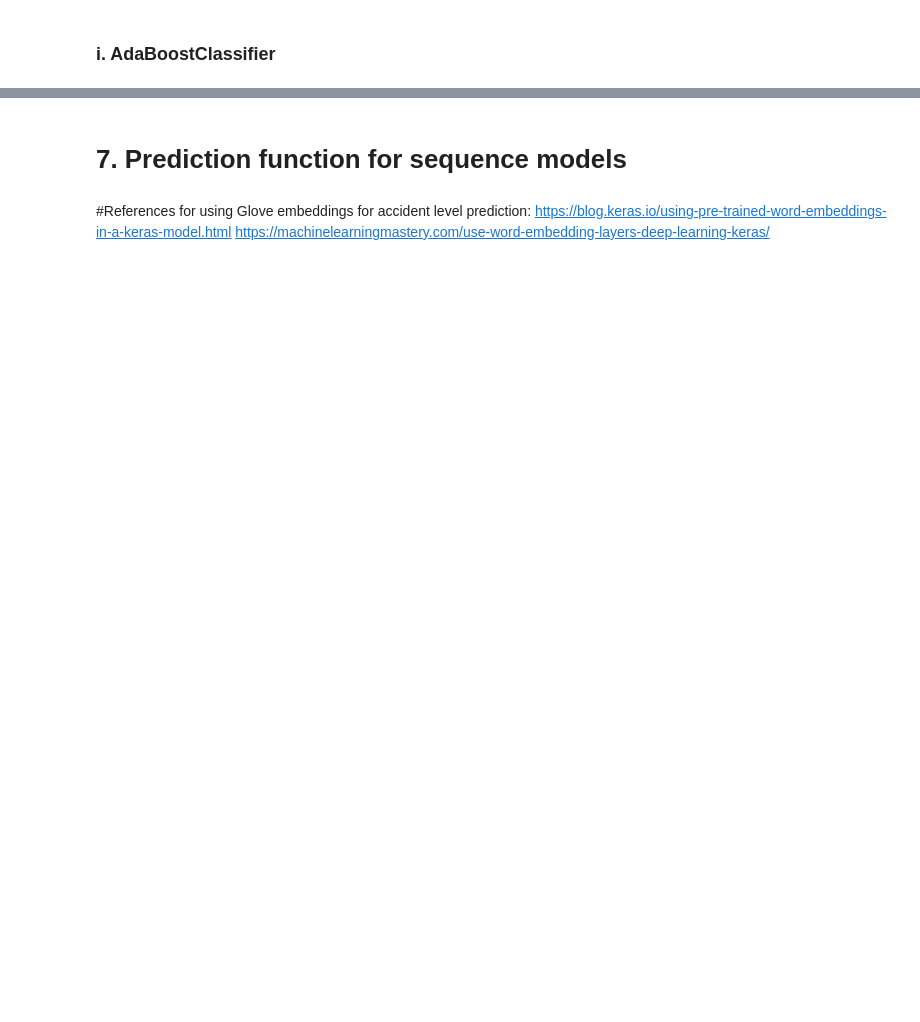
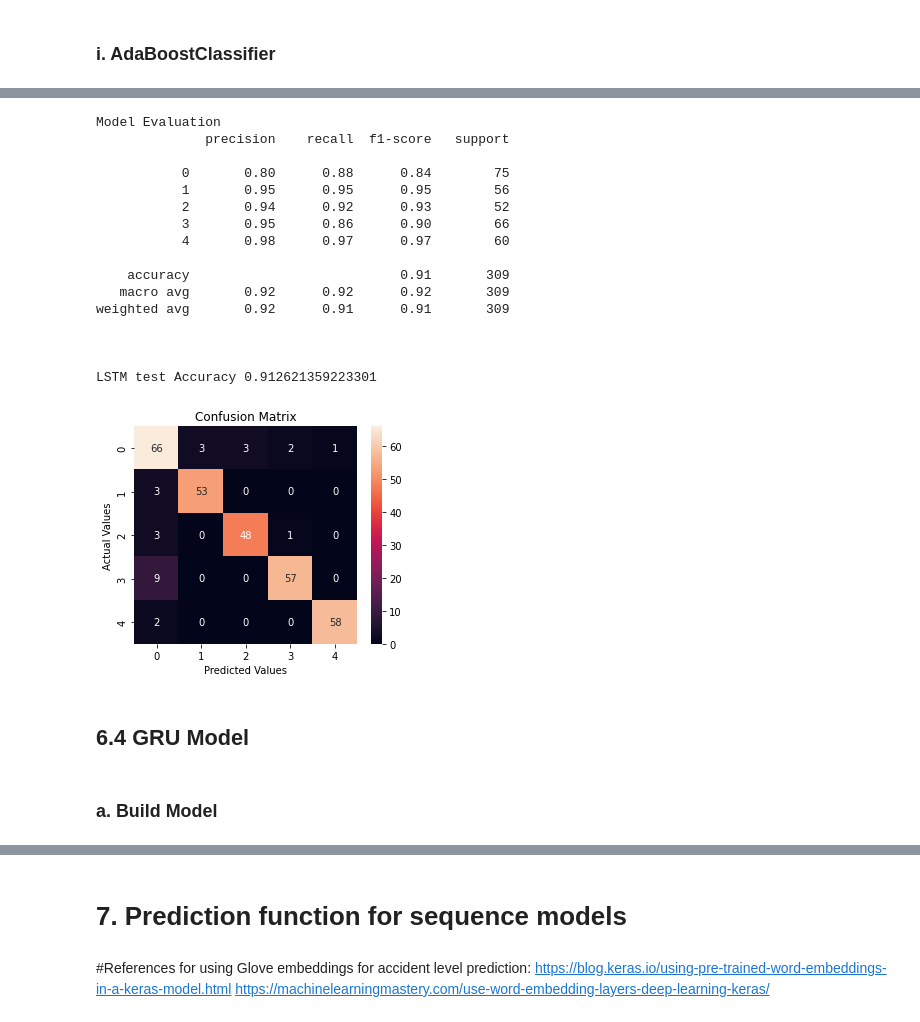
Before and after one commit to vishnudas-raveendran/PGP-AIML, a Jupyter notebook: Capstone_interim.ipynb, the cells around one changed output, grey strips where cells are left out. Cells and saved outputs as stored; diff of their text form; code cells hidden in the pictures; blank space fills up the shorter version.

```diff
--- a/Capstone_interim.ipynb
+++ b/Capstone_interim.ipynb
@@ -1473,0 +1577,40 @@ model = AutoModelForSequenceClassification.from_pretrained("distilbert-base-unca
+# %%
+from sklearn.metrics import accuracy_score, confusion_matrix,precision_score,classification_report,recall_score
+print("Model Evaluation")
+lstm_predicted = lstm2_model.predict(X_test_Glove)
+lstm_predicted=np.argmax(lstm_predicted,axis=1)
+print(classification_report(y_test, lstm_predicted))
+print("\n")
+lstm_cm = confusion_matrix(y_test, lstm_predicted)
+lstm_accuracy = accuracy_score(y_test, lstm_predicted)
+print("LSTM test Accuracy",lstm_accuracy)
+cm_df = pd.DataFrame(lstm_cm,index = ['0','1','2','3','4'],
+                     columns = ['0','1','2','3','4'])
+# Confusion matrix is predicting values outside expected range
+#Plotting the confusion matrix
+plt.figure(figsize=(5,4))
+sns.heatmap(cm_df, annot=True)
+plt.title('Confusion Matrix')
+plt.ylabel('Actual Values')
+plt.xlabel('Predicted Values')
+plt.show()
+# %% [output]
+Model Evaluation
+              precision    recall  f1-score   support
+
+           0       0.80      0.88      0.84        75
+           1       0.95      0.95      0.95        56
+           2       0.94      0.92      0.93        52
+           3       0.95      0.86      0.90        66
+           4       0.98      0.97      0.97        60
+
+    accuracy                           0.91       309
+   macro avg       0.92      0.92      0.92       309
+weighted avg       0.92      0.91      0.91       309
+
+
+
+LSTM test Accuracy 0.912621359223301
+[figure, added]
+# %% [markdown]
+## 6.4 GRU Model
@@ -1473,0 +1640,2 @@ model = AutoModelForSequenceClassification.from_pretrained("distilbert-base-unca
+# %% [markdown]
+### a. Build Model
```
Also changed, not shown: parts of 84 cells of this notebook.
